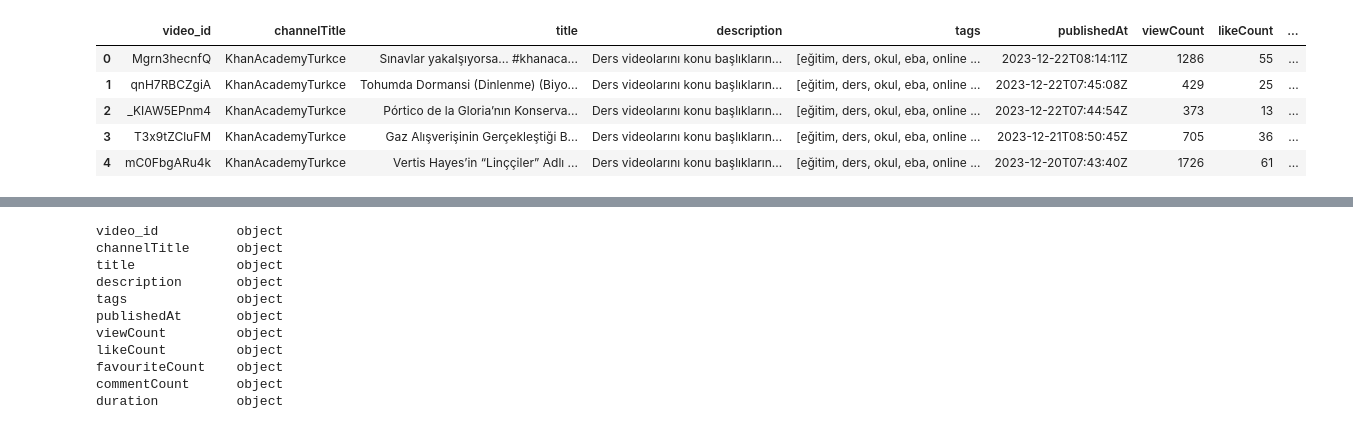
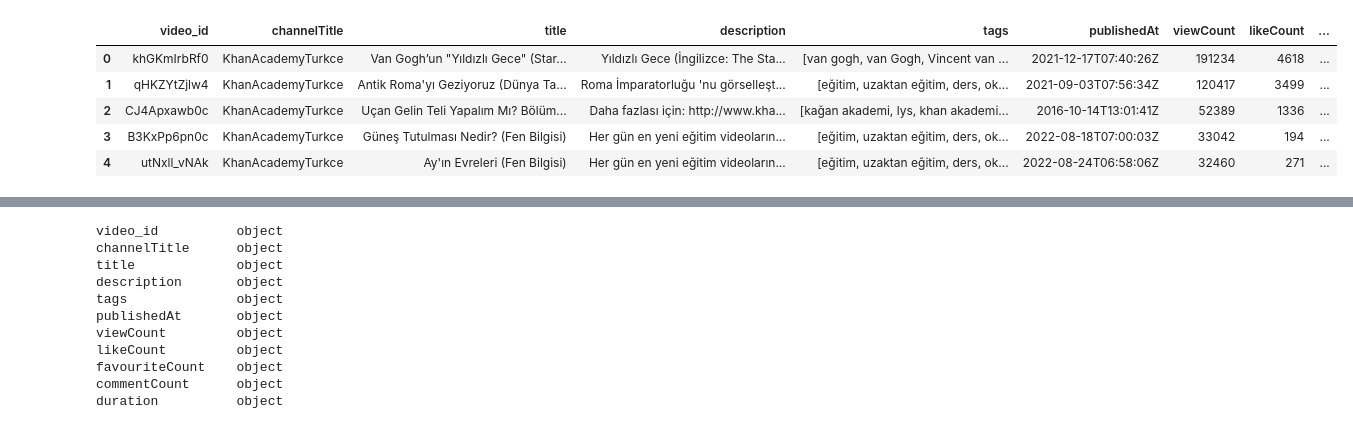
Before and after one commit to Nurbanuak/API_NEW_DATA, a Jupyter notebook: api_new.ipynb, the cells around one changed output, grey strips where cells are left out. Drawn from its saved outputs; the diff is of its cells as text; code cells hidden in the pictures.

```diff
--- a/api_new.ipynb
+++ b/api_new.ipynb
@@ -46,11 +79,14 @@ from IPython.display import JSON
 
 from config.config import YOUTUBE_API_KEY
 from api_methods import collect_channel_stats, collect_video_ids, collect_video_details
+# %%
+YOUTUBE_API_KEY = ""
 # %%
-api_name = "youtube"
+# Get credentials and create an API client
+api_service_name = "youtube"
 api_version = "v3"
 
-youtube = build(api_name, api_version, developerKey=YOUTUBE_API_KEY)
+youtube = build(api_service_name, api_version, developerKey=YOUTUBE_API_KEY)
 # %%
 channel_ids = ["UC8hgx5hCiyDmO3UeBl95_1Q"]
 # %%
@@ -92,0 +137,29 @@ import googleapiclient.discovery
+# %%
+import matplotlib.pyplot as plt
+
+# Veriler
+video_titles = [
+    "Van Gogh’un 'Yıldızlı Gece' (Starry Night) Tablosu (Sanat Tarihi)",
+    "Antik Roma'yı Geziyoruz (Dünya Tarihi) (Sanat Tarihi)",
+    "Uçan Gelin Teli Yapalım Mı? Bölüm 2: Deneyi Yapın (Elektromanyetizma)",
+    "Güneş Tutulması Nedir? (Fen Bilgisi)",
+    "Ay'ın Evreleri (Fen Bilgisi)"
+]
+
+video_ids = [
+    "khGKmIrbRf0",
+    "qHKZYtZjlw4",
+    "CJ4Apxawb0c",
+    "B3KxPp6pn0c",
+    "utNxll_vNAk"
+]
+
+# Grafiği çizme
+bar_colors = ['skyblue', 'pink', 'purple', 'green', 'orange']
+plt.figure(figsize=(10, 6))
+plt.bar(video_ids, [1] * len(video_ids), color=bar_colors)  # 1 olarak ayarlandı, gerçek yorum sayılarını kullanabilirsiniz.
+plt.title("Video Yorum Sayıları")
+plt.xlabel("Video id")
+plt.ylabel("Yorum Sayısı")
+plt.xticks(rotation=45, ha="right")  # Video ID'leri daha iyi okunabilir yapmak için x ekseni etiketlerini döndürme
+plt.show()
@@ -122,11 +191,11 @@ Video ID: utNxll_vNAk, Title: Ay&#39;ın Evreleri (Fen Bilgisi)
 # %%
 video_df = collect_video_details(youtube, video_ids)
 # %%
-video_df.head()
+video_df
 # %% [output]
 |  | video_id | channelTitle | title | description | tags | publishedAt | viewCount | likeCount | ... |
-| 0 | Mgrn3hecnfQ | KhanAcademyTurkce | Sınavlar yakalşıyorsa... #khanaca... | Ders videolarını konu başlıkların... | [eğitim, ders, okul, eba, online ... | 2023-12-22T08:14:11Z | 1286 | 55 | ... |
-| 1 | qnH7RBCZgiA | KhanAcademyTurkce | Tohumda Dormansi (Dinlenme) (Biyo... | Ders videolarını konu başlıkların... | [eğitim, ders, okul, eba, online ... | 2023-12-22T07:45:08Z | 429 | 25 | ... |
-| 2 | _KIAW5EPnm4 | KhanAcademyTurkce | Pórtico de la Gloria’nın Konserva... | Ders videolarını konu başlıkların... | [eğitim, ders, okul, eba, online ... | 2023-12-22T07:44:54Z | 373 | 13 | ... |
-| 3 | T3x9tZCluFM | KhanAcademyTurkce | Gaz Alışverişinin Gerçekleştiği B... | Ders videolarını konu başlıkların... | [eğitim, ders, okul, eba, online ... | 2023-12-21T08:50:45Z | 705 | 36 | ... |
-| 4 | mC0FbgARu4k | KhanAcademyTurkce | Vertis Hayes’in “Linççiler” Adlı ... | Ders videolarını konu başlıkların... | [eğitim, ders, okul, eba, online ... | 2023-12-20T07:43:40Z | 1726 | 61 | ... |
+| 0 | khGKmIrbRf0 | KhanAcademyTurkce | Van Gogh’un "Yıldızlı Gece" (Star... | Yıldızlı Gece (İngilizce: The Sta... | [van gogh, van Gogh, Vincent van ... | 2021-12-17T07:40:26Z | 191234 | 4618 | ... |
+| 1 | qHKZYtZjlw4 | KhanAcademyTurkce | Antik Roma'yı Geziyoruz (Dünya Ta... | Roma İmparatorluğu 'nu görselleşt... | [eğitim, uzaktan eğitim, ders, ok... | 2021-09-03T07:56:34Z | 120417 | 3499 | ... |
+| 2 | CJ4Apxawb0c | KhanAcademyTurkce | Uçan Gelin Teli Yapalım Mı? Bölüm... | Daha fazlası için: http://www.kha... | [kağan akademi, lys, khan akademi... | 2016-10-14T13:01:41Z | 52389 | 1336 | ... |
+| 3 | B3KxPp6pn0c | KhanAcademyTurkce | Güneş Tutulması Nedir? (Fen Bilgisi) | Her gün en yeni eğitim videoların... | [eğitim, uzaktan eğitim, ders, ok... | 2022-08-18T07:00:03Z | 33042 | 194 | ... |
+| 4 | utNxll_vNAk | KhanAcademyTurkce | Ay'ın Evreleri (Fen Bilgisi) | Her gün en yeni eğitim videoların... | [eğitim, uzaktan eğitim, ders, ok... | 2022-08-24T06:58:06Z | 32460 | 271 | ... |
```
Also changed, not shown: parts of 32 cells of this notebook, 1 other file.
